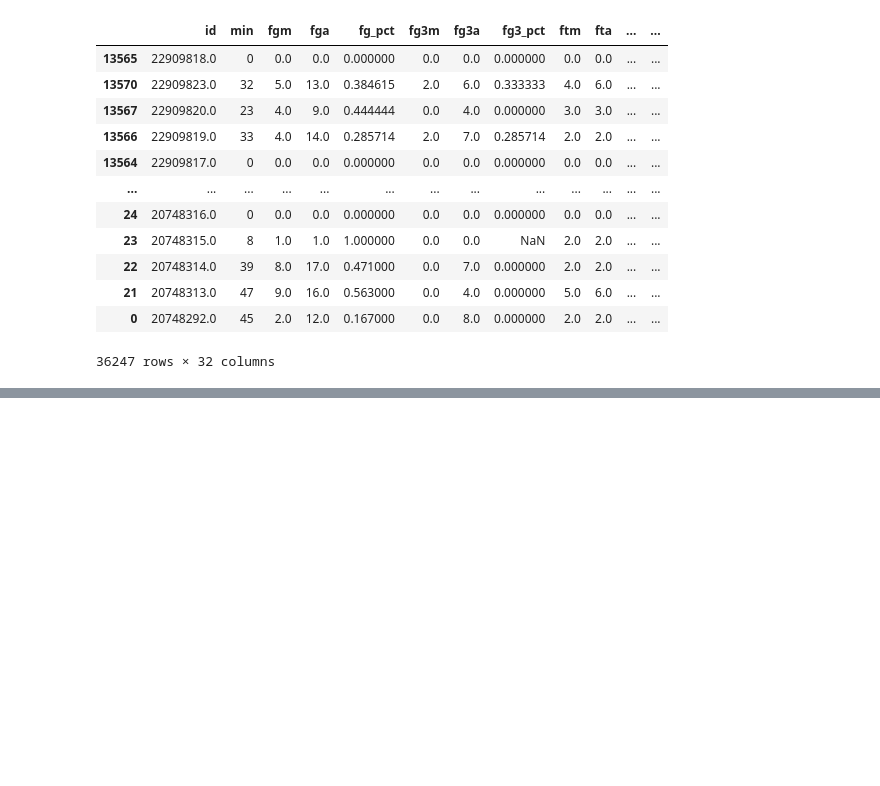
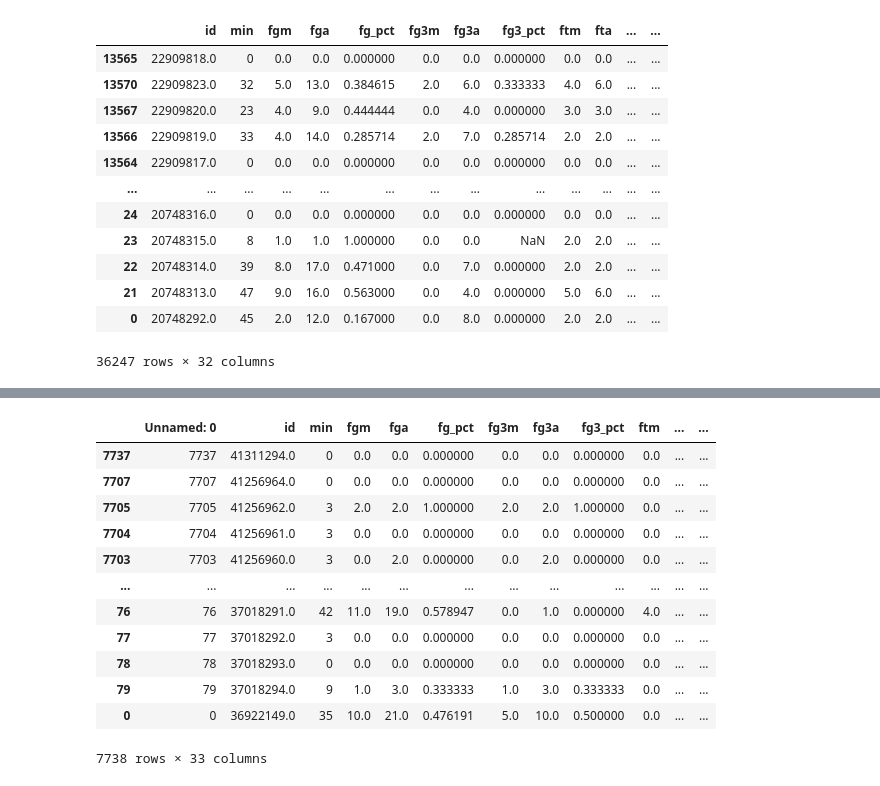
Before and after one commit to sayeedtahseen/game_data, a Jupyter notebook: balldontlie-exploration.ipynb, the cells around one changed output, grey strips where cells are left out. Saved outputs shown, nothing was run; the diff lists cells and outputs as text; code cells hidden in the pictures; blank space fills up the shorter version.

```diff
--- a/balldontlie-exploration.ipynb
+++ b/balldontlie-exploration.ipynb
@@ -357,0 +415,16 @@ gameStats.sort_values('game.id', ascending=False)
+# %%
+gameStatsDf.sort_values('game.date', ascending=False)
+# %% [output]
+|  | Unnamed: 0 | id | min | fgm | fga | fg_pct | fg3m | fg3a | fg3_pct | ftm | ... | ... |
+| 7737 | 7737 | 41311294.0 | 0 | 0.0 | 0.0 | 0.000000 | 0.0 | 0.0 | 0.000000 | 0.0 | ... | ... |
+| 7707 | 7707 | 41256964.0 | 0 | 0.0 | 0.0 | 0.000000 | 0.0 | 0.0 | 0.000000 | 0.0 | ... | ... |
+| 7705 | 7705 | 41256962.0 | 3 | 2.0 | 2.0 | 1.000000 | 2.0 | 2.0 | 1.000000 | 0.0 | ... | ... |
+| 7704 | 7704 | 41256961.0 | 3 | 0.0 | 0.0 | 0.000000 | 0.0 | 0.0 | 0.000000 | 0.0 | ... | ... |
+| 7703 | 7703 | 41256960.0 | 3 | 0.0 | 2.0 | 0.000000 | 0.0 | 2.0 | 0.000000 | 0.0 | ... | ... |
+| ... | ... | ... | ... | ... | ... | ... | ... | ... | ... | ... | ... | ... |
+| 76 | 76 | 37018291.0 | 42 | 11.0 | 19.0 | 0.578947 | 0.0 | 1.0 | 0.000000 | 4.0 | ... | ... |
+| 77 | 77 | 37018292.0 | 3 | 0.0 | 0.0 | 0.000000 | 0.0 | 0.0 | 0.000000 | 0.0 | ... | ... |
+| 78 | 78 | 37018293.0 | 0 | 0.0 | 0.0 | 0.000000 | 0.0 | 0.0 | 0.000000 | 0.0 | ... | ... |
+| 79 | 79 | 37018294.0 | 9 | 1.0 | 3.0 | 0.333333 | 1.0 | 3.0 | 0.333333 | 0.0 | ... | ... |
+| 0 | 0 | 36922149.0 | 35 | 10.0 | 21.0 | 0.476191 | 5.0 | 10.0 | 0.500000 | 0.0 | ... | ... |
+7738 rows × 33 columns
```
Also changed, not shown: parts of 6 cells of this notebook, 5 other files.
